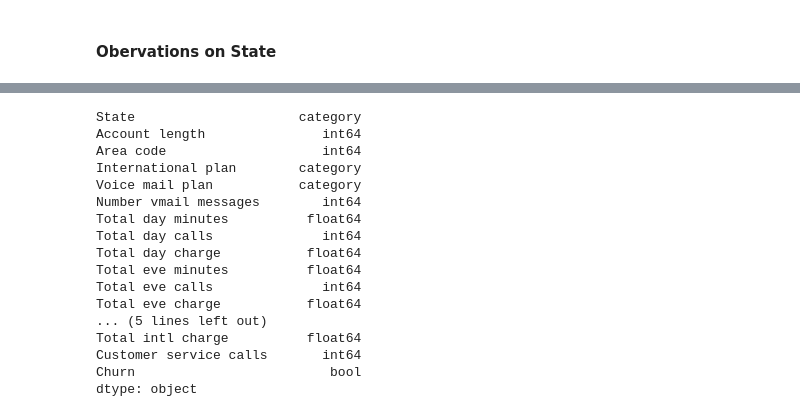
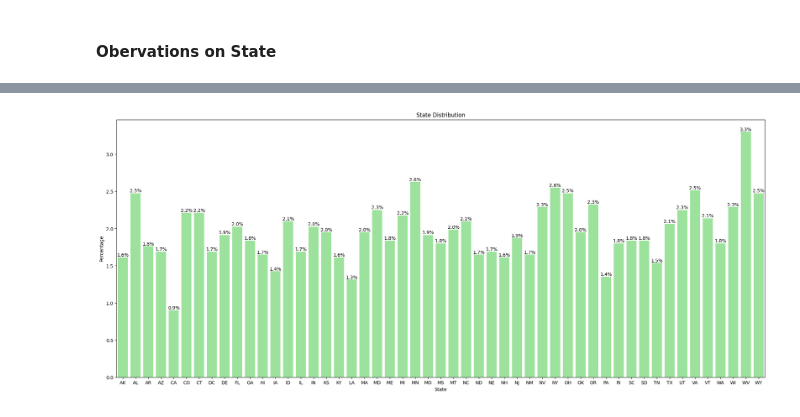
Before and after one commit to marcus-fernandes1/Customer-Churn-Prediction-in-Telecom, a Jupyter notebook: Churn_Prediction_Telecom.ipynb, the cells around one changed output, grey strips where cells are left out. Drawn from its saved outputs; the diff is of its cells as text; code cells hidden in the pictures.

```diff
--- a/Churn_Prediction_Telecom.ipynb
+++ b/Churn_Prediction_Telecom.ipynb
@@ -390,20 +339,16 @@ https://gist.github.com/mwaskom/de44147ed2974457ad6372750bbe5751
-# %%
-churn_train.dtypes
-# %% [output]
-State                     category
-Account length               int64
-Area code                    int64
-International plan        category
-Voice mail plan           category
-Number vmail messages        int64
-Total day minutes          float64
-Total day calls              int64
-Total day charge           float64
-Total eve minutes          float64
-Total eve calls              int64
-Total eve charge           float64
-... (5 lines left out)
-Total intl charge          float64
-Customer service calls       int64
-Churn                         bool
-dtype: object
+# %%
+# Plotting the bar chart for the variable State.
+feature = churn_train['State']
+
+feature_count = feature.value_counts()
+feature_percentage = feature_count / feature_count.sum() * 100
+
+fig, ax = plt.subplots(figsize=(25, 10))
+sns.barplot(x=feature_percentage.index, y=feature_percentage.values, color='lightgreen')
+ax.bar_label(ax.containers[0], fmt='%.1f%%')
+plt.xlabel(feature.name)
+plt.ylabel('Percentage')
+plt.title(feature.name + ' Distribution')
+plt.show()
+# %% [output]
+[figure, added]
```
Also changed, not shown: parts of 21 cells of this notebook.
